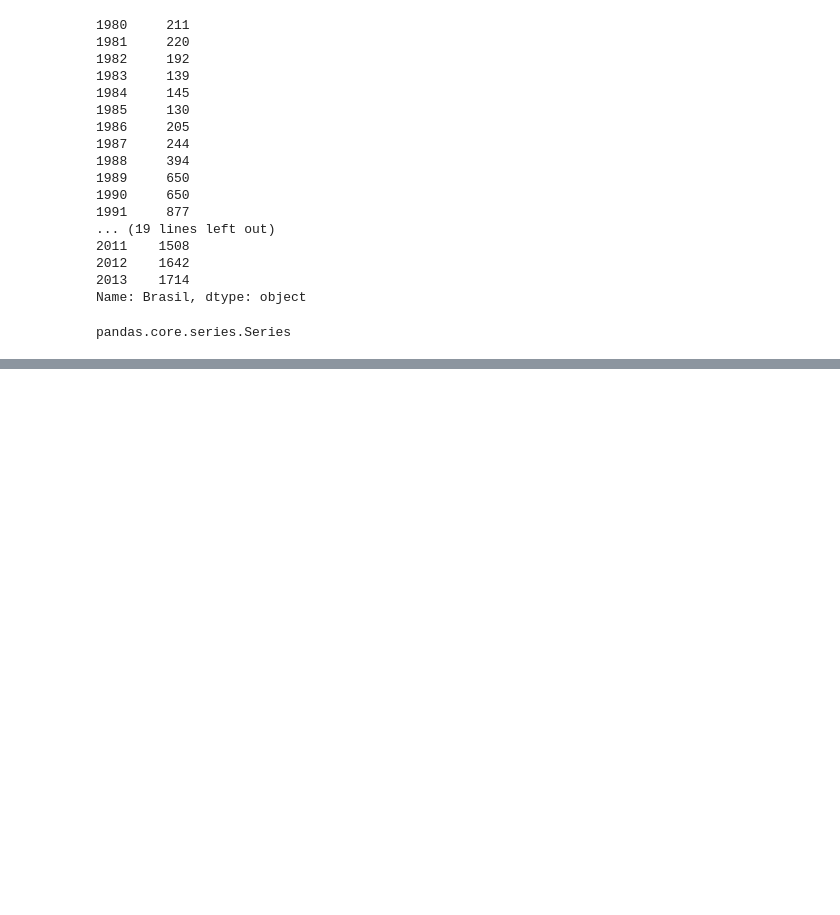
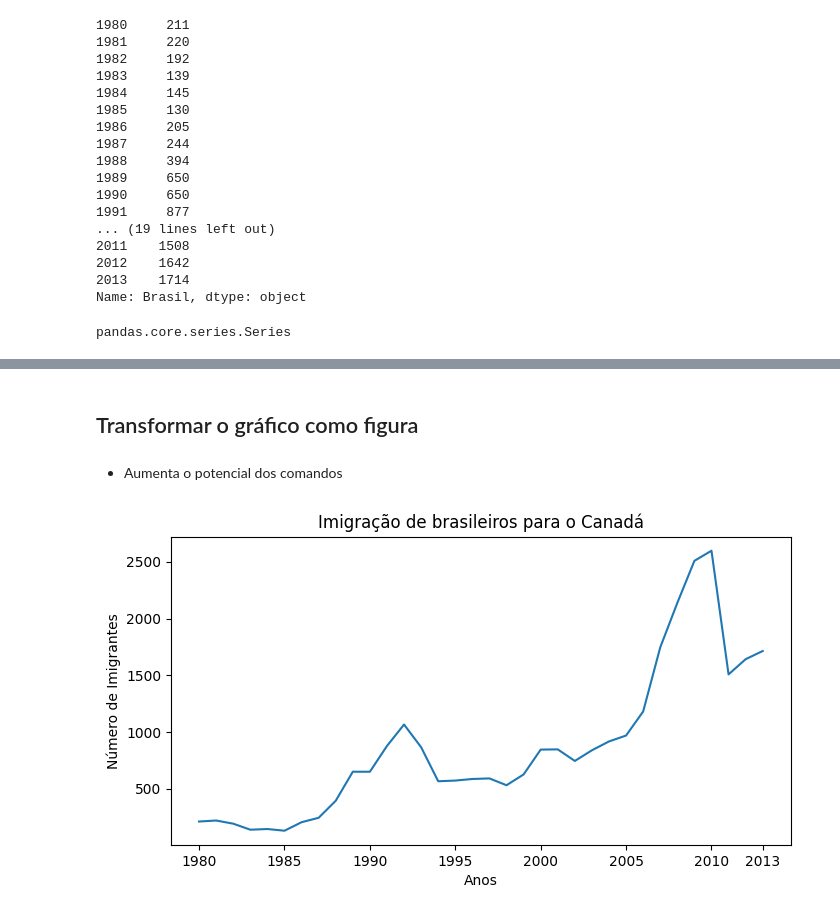
Before and after one commit to Lafaietepedro/semana_estatistica_tarde, a Jupyter notebook: aula1.ipynb, the cells around one changed output, grey strips where cells are left out. Drawn from its saved outputs; the diff is of its cells as text; code cells hidden in the pictures; blank space fills up the shorter version.

```diff
--- a/aula1.ipynb
+++ b/aula1.ipynb
@@ -143,0 +180,21 @@ pandas.core.series.Series
+# %% [markdown]
+## Transformar o gráfico como figura
+# %% [markdown]
+- Aumenta o potencial dos comandos
+# %%
+# figsize=(largura(polegadas),altura(polegadas))
+# 1 polegada == 2.54cm
+# DPI - Dots per Inch, ou pontos por polegada
+# Padrão Matplotlib -> DPI = 100
+# Largura : 8 polegadas X 100 DPI = 800 pixels
+# Altura : 4 polegadas X 100 DPI = 400 pixels
+
+plt.figure(figsize=(8,4))
+plt.plot(df_brasil['ano'], df_brasil['imigrantes'])
+plt.title("Imigração de brasileiros para o Canadá")
+plt.xlabel("Anos")
+plt.ylabel("Número de Imigrantes")
+plt.xticks(['1980','1985','1990','1995','2000','2005','2010','2013'])
+plt.show()
+# %% [output]
+[figure, added]
```
Also changed, not shown: parts of 5 cells of this notebook.
